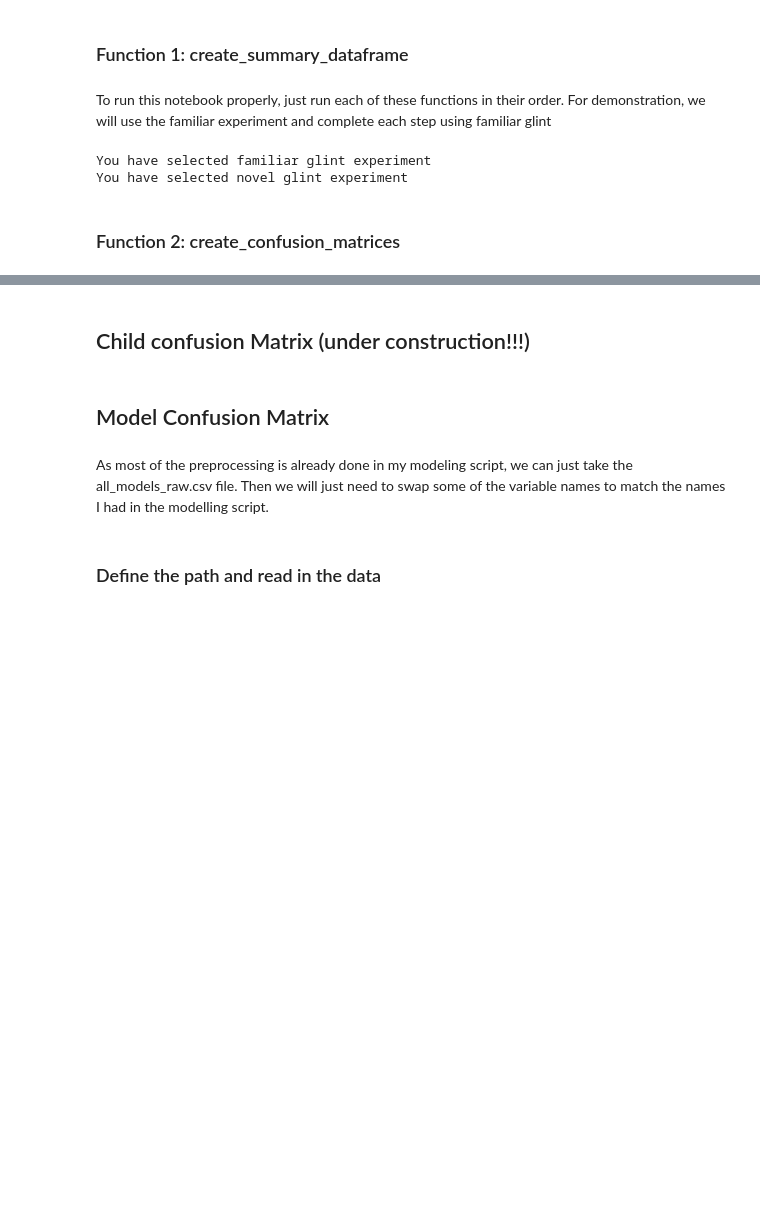
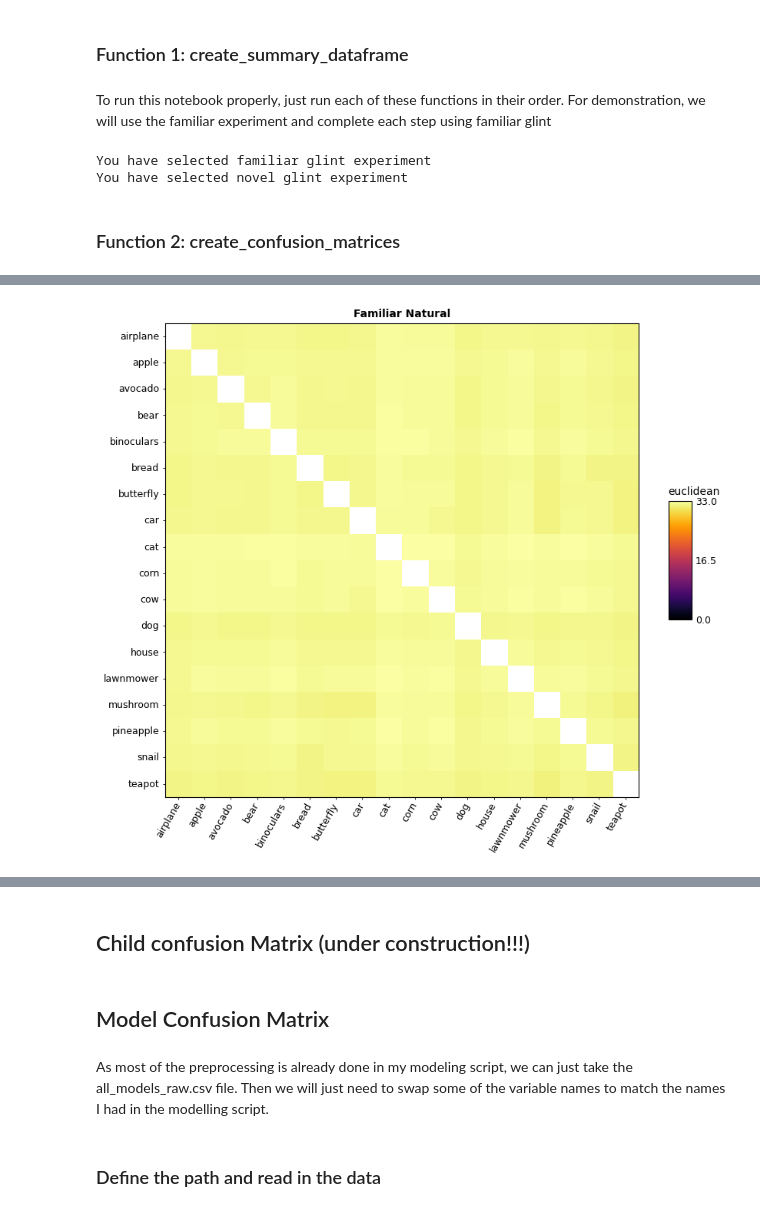
Before and after one commit to ars1399/glint_analysis, a Jupyter notebook: confusion_matrix_v1.ipynb, the cells around one changed output, grey strips where cells are left out. Saved outputs shown, nothing was run; the diff lists cells and outputs as text; code cells hidden in the pictures; blank space fills up the shorter version.

Commit message:
Redid the confusion and RDM creation script, incorporating the rsatoolbox

```diff
--- a/confusion_matrix_v1.ipynb
+++ b/confusion_matrix_v1.ipynb
@@ -208,9 +208,8 @@ def create_confusion_matrices(familiar_sub_summary, novel_sub_summary, experimen
             condition_data = sub_summary[sub_summary['condition_block'] == condition_name]
 
             counts = pd.crosstab(
-                condition_data['correct_object_class'],
-                condition_data['response_by_subject'],
-
+                condition_data['obj_true_class'],
+                condition_data['prediction']
             )
 
             counts = counts.reindex(index=object_classes, columns=object_classes, fill_value=0)
@@ -221,16 +220,16 @@ def create_confusion_matrices(familiar_sub_summary, novel_sub_summary, experimen
             # Create the confusion matrices for each condition, and do this for both experiments (familiar and novel)
             if experiment == 'familiar': # Familiar experiment
                 if condition_name == 'natural':
-                    fam_confusion_matrix_natural = response_percent.round(2)
+                    fam_confusion_matrix_natural = response_percent
 
                 elif condition_name == 'scrambled':
-                    fam_confusion_matrix_scrambled = response_percent.round(2)
+                    fam_confusion_matrix_scrambled = response_percent
 
                 elif condition_name == 'line_drawing':
-                    fam_confusion_matrix_line_drawing = response_percent.round(2)
+                    fam_confusion_matrix_line_drawing = response_percent
             elif experiment == 'novel': # Novel Experiment
                 if condition_name == 'natural':
-                    novel_confusion_matrix_natural = response_percent.round(2)
+                    novel_confusion_matrix_natural = response_percent
 
                 elif condition_name == 'scrambled':
                     novel_confusion_matrix_scrambled = response_percent.round(2)
@@ -252,8 +251,8 @@ def create_confusion_matrices(familiar_sub_summary, novel_sub_summary, experimen
             condition_data = sub_summary[sub_summary['condition_block'] == condition_name]
 
             counts = pd.crosstab(
-                condition_data['correct_object_class'],
-                condition_data['response_by_subject']
+                condition_data['obj_true_class'],
+                condition_data['prediction']
             )
 
             counts = counts.reindex(index=object_classes, columns=object_classes, fill_value=0)
@@ -918,0 +424,81 @@ plt.show()
+# %%
+#--------------------------------------------------------------- Familiar Experiment RDMs --------------------------------------------------------------
+
+# Now that we have the RDMs for each condition in both experiments, we can proceed to analyze them further using rsatoolbox. This may include comparing the RDMs across conditions, calculating similarity metrics, or visualizing the RDMs in various ways.
+# first lets estimate the dissimilarity between the RDMs for each condition in both experiments using the correlation distance metric. This will give us a measure of how similar or dissimilar the response patterns are across conditions and experiments.
+
+#Extract the object and prediction classes from the confusion matrices
+fam_prediction_classes = fam_confusion_matrix_natural.columns.tolist()
+fam_object_classes = fam_confusion_matrix_natural.index.tolist()
+
+# now calculate the dissimilarity between the RDMs for each condition in both experiments using the correlation distance metric.
+# Natural
+fam_rdm_natural = rsatoolbox.rdm.calc_rdm(fam_natural_rdm, method='euclidean', descriptor='true_obj_class')
+fam_rdm_natural_nonsquared = rsatoolbox.rdm.sqrt_transform(fam_rdm_natural)
+
+# Feature
+fam_rdm_feature = rsatoolbox.rdm.calc_rdm(fam_scrambled_rdm, method='euclidean', descriptor='true_obj_class')
+fam_rdm_feature_nonsquared = rsatoolbox.rdm.sqrt_transform(fam_rdm_feature)
+
+# Shape
+fam_rdm_shape = rsatoolbox.rdm.calc_rdm(fam_line_drawing_rdm, method='euclidean', descriptor='true_obj_class')
+fam_rdm_shape_nonsquared = rsatoolbox.rdm.sqrt_transform(fam_rdm_shape)
+
+print(fam_rdm_natural_nonsquared)
+print(fam_rdm_feature_nonsquared)
+print(fam_rdm_shape_nonsquared)
+
+
+# Visualize the RDMs for each condition in the familiar experiment using rsatoolbox's visualization functions. This will allow us to see the dissimilarity patterns across conditions and how they relate to the object classes.
+print("Dissimilarity RDM for Familiar Natural Condition:")
+fam_nat_vmax = fam_rdm_natural_nonsquared.dissimilarities.max()
+fig, ax, ret_val = rsatoolbox.vis.show_rdm(fam_rdm_natural_nonsquared, rdm_descriptor='Familiar Natural', figsize= (10, 8), pattern_descriptor='true_obj_class', show_colorbar='panel', vmin=0, vmax=fam_nat_vmax,cmap='inferno')
+
+print("Dissimilarity RDM for Familiar Feature Condition:")
+fam_feat_vmax = fam_rdm_feature_nonsquared.dissimilarities.max()
+fig, ax, ret_val = rsatoolbox.vis.show_rdm(fam_rdm_feature_nonsquared, rdm_descriptor='Familiar Feature', figsize= (10, 8), pattern_descriptor='true_obj_class', show_colorbar='panel', vmin=0, vmax=fam_feat_vmax, cmap='inferno')
+
+print("Dissimilarity RDM for Familiar Shape Condition:")
+fam_shape_vmax = fam_rdm_shape_nonsquared.dissimilarities.max()
+fig, ax, ret_val = rsatoolbox.vis.show_rdm(fam_rdm_shape_nonsquared, rdm_descriptor='Familiar Shape', figsize= (10, 8), pattern_descriptor='true_obj_class', show_colorbar='panel', vmin=0, vmax=fam_shape_vmax, cmap='inferno')
+
+#--------------------------------------------------------------Novel Experiment RDMs--------------------------------------------------------------
+# Now that we have the RDMs for each condition in both experiments, we can proceed to analyze them further using rsatoolbox. This may include comparing the RDMs across conditions, calculating similarity metrics, or visualizing the RDMs in various ways.
+# first lets estimate the dissimilarity between the RDMs for each condition in both experiments using the correlation distance metric. This will give us a measure of how similar or dissimilar the response patterns are across conditions and experiments.
+
+#Extract the object and prediction classes from the confusion matrices
+novel_prediction_classes = novel_confusion_matrix_natural.columns.tolist()
+novel_object_classes = novel_confusion_matrix_natural.index.tolist()
+
+# now calculate the dissimilarity between the RDMs for each condition in both experiments using the correlation distance metric.
+# Natural
+novel_rdm_natural = rsatoolbox.rdm.calc_rdm(novel_natural_rdm, method='euclidean', descriptor='true_obj_class')
+novel_rdm_natural_nonsquared = rsatoolbox.rdm.sqrt_transform(novel_rdm_natural)
+
+# Feature
+novel_rdm_feature = rsatoolbox.rdm.calc_rdm(novel_scrambled_rdm, method='euclidean', descriptor='true_obj_class')
+novel_rdm_feature_nonsquared = rsatoolbox.rdm.sqrt_transform(novel_rdm_feature)
+
+# Shape
+novel_rdm_shape = rsatoolbox.rdm.calc_rdm(novel_line_drawing_rdm, method='euclidean', descriptor='true_obj_class')
+novel_rdm_shape_nonsquared = rsatoolbox.rdm.sqrt_transform(novel_rdm_shape)
+
+
+
+print(novel_rdm_natural_nonsquared)
+print(novel_rdm_feature_nonsquared)
+print(novel_rdm_shape_nonsquared)
+
+# Visualize the RDMs for each condition in the novel experiment using rsatoolbox's visualization functions. This will allow us to see the dissimilarity patterns across conditions and how they relate to the object classes.
+print("Dissimilarity RDM for Novel Natural Condition:")
+fam_nat_vmax = novel_rdm_natural_nonsquared.dissimilarities.max()
+fig, ax, ret_val = rsatoolbox.vis.show_rdm(novel_rdm_natural_nonsquared, rdm_descriptor='Novel Natural', figsize= (10, 8), pattern_descriptor='true_obj_class', show_colorbar='panel', vmin=0, vmax=fam_nat_vmax,cmap='inferno')
+
+print("Dissimilarity RDM for Novel Feature Condition:")
+fam_feat_vmax = novel_rdm_feature_nonsquared.dissimilarities.max()
+fig, ax, ret_val = rsatoolbox.vis.show_rdm(novel_rdm_feature_nonsquared, rdm_descriptor='Novel Feature', figsize= (10, 8), pattern_descriptor='true_obj_class', show_colorbar='panel', vmin=0, vmax=fam_feat_vmax, cmap='inferno')
+
+print("Dissimilarity RDM for Novel Shape Condition:")
+fam_shape_vmax = novel_rdm_shape_nonsquared.dissimilarities.max()
+fig, ax, ret_val = rsatoolbox.vis.show_rdm(novel_rdm_shape_nonsquared, rdm_descriptor='Novel Shape', figsize= (10, 8), pattern_descriptor='true_obj_class', show_colorbar='panel', vmin=0, vmax=fam_shape_vmax, cmap='inferno')
+# %% [output]
@@ -918,0 +522 @@ plt.show()
+[figure, added]
```
Also changed, not shown: parts of 24 cells of this notebook.
